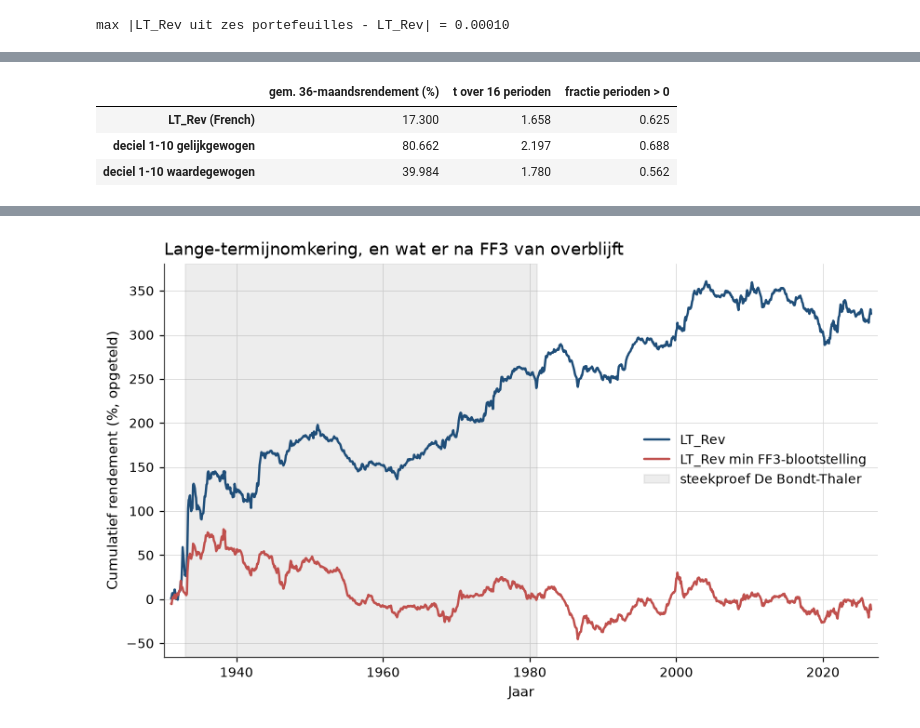
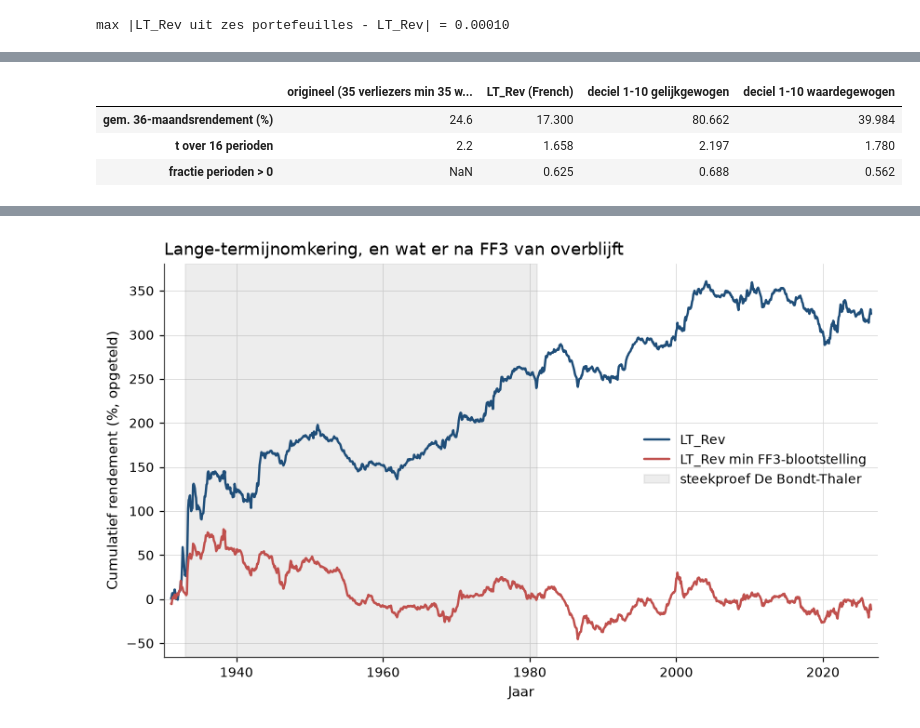
Before and after one commit to MaartenN14/history-asset-pricing, a Jupyter notebook: lectures/04_23_behavioral.ipynb, the cells around one changed output, grey strips where cells are left out. Saved outputs shown, nothing was run; the diff lists cells and outputs as text; code cells hidden in the pictures.

```diff
--- a/lectures/04_23_behavioral.ipynb
+++ b/lectures/04_23_behavioral.ipynb
@@ -928,12 +1036,22 @@ pd.DataFrame({(p, name): alpha_row(y, a, b) for p, (a, b) in periods.items() for
 # %%
-dbt_windows = pd.period_range("1933-01", "1980-12", freq="M").year.map(lambda y: (y - 1933) // 3)
-three_year = pd.DataFrame({name: y.loc["1933-01":"1980-12"].groupby(np.asarray(dbt_windows)).apply(lambda x: (1 + x).prod() - 1)
+months = pd.period_range("1933-01", "1980-12", freq="M")
+window = np.asarray((months.year - 1933) // 3)                  # driejaarsperiode 0 t/m 15 per maand
+
+
+def compound(x):
+    """Samengesteld rendement over een periode."""
+    return (1 + x).prod() - 1
+
+
+three_year = pd.DataFrame({name: y.loc["1933-01":"1980-12"].groupby(window).apply(compound)
                            for name, y in reversal.items()})
-pd.DataFrame({"gem. 36-maandsrendement (%)": 100 * three_year.mean(),
-              "t over 16 perioden": three_year.mean() / (three_year.std() / np.sqrt(len(three_year))),
-              "fractie perioden > 0": (three_year > 0).mean()}).round(3)
+dbt_table = pd.DataFrame({"gem. 36-maandsrendement (%)": 100 * three_year.mean(),
+                          "t over 16 perioden": three_year.mean() / (three_year.std() / np.sqrt(len(three_year))),
+                          "fractie perioden > 0": (three_year > 0).mean()}).T
+dbt_table.insert(0, "origineel (35 verliezers min 35 winnaars)", [24.6, 2.20, np.nan])
+dbt_table.round(3)
 # %% [output]
-|  | gem. 36-maandsrendement (%) | t over 16 perioden | fractie perioden > 0 |
-| LT_Rev (French) | 17.300 | 1.658 | 0.625 |
-| deciel 1-10 gelijkgewogen | 80.662 | 2.197 | 0.688 |
-| deciel 1-10 waardegewogen | 39.984 | 1.780 | 0.562 |
+|  | origineel (35 verliezers min 35 w... | LT_Rev (French) | deciel 1-10 gelijkgewogen | deciel 1-10 waardegewogen |
+| gem. 36-maandsrendement (%) | 24.6 | 17.300 | 80.662 | 39.984 |
+| t over 16 perioden | 2.2 | 1.658 | 2.197 | 1.780 |
+| fractie perioden > 0 | NaN | 0.625 | 0.688 | 0.562 |
```
Also changed, not shown: parts of 32 cells of this notebook, 5 other files.
